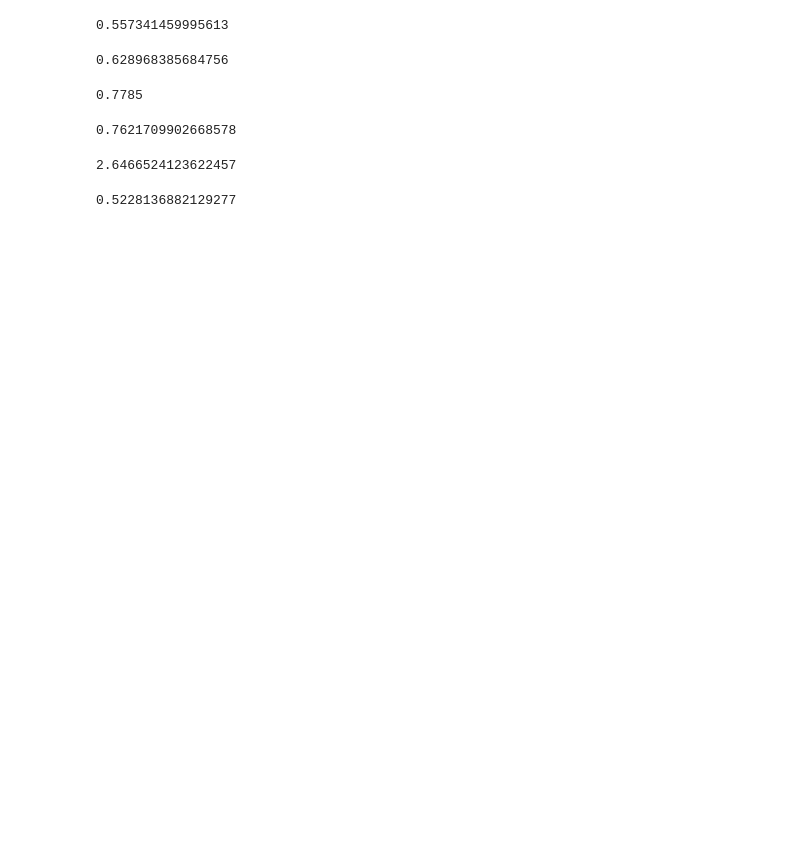
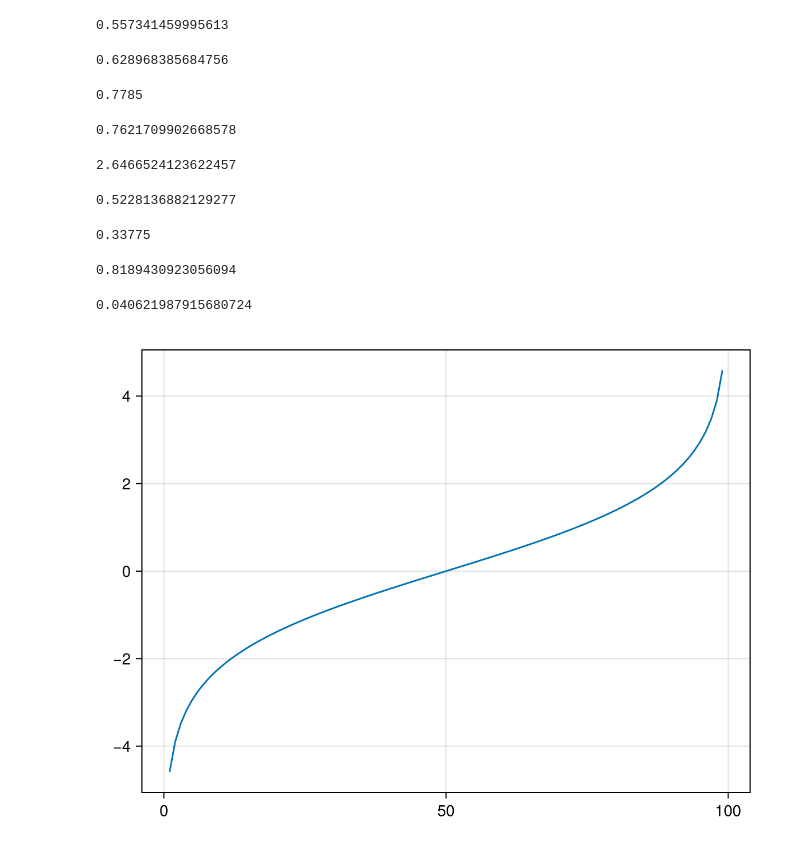
Before and after one commit to Julia-KAERI/ClassicalPhysics, a Jupyter notebook: src/ThermalPhysics/notebook/nb03.ipynb, the cells around one changed output. Drawn from its saved outputs; the diff is of its cells as text; code cells hidden in the pictures; blank space fills up the shorter version.

```diff
--- a/src/ThermalPhysics/notebook/nb03.ipynb
+++ b/src/ThermalPhysics/notebook/nb03.ipynb
@@ -261,3 +262,22 @@ atanh(0.99)
 2.2/4.208
 # %% [output]
 0.5228136882129277
+# %%
+101325/300 * 0.001
+# %% [output]
+0.33775
+# %%
+7/2*(N_A*k_B)*log(2)*0.0406
+# %% [output]
+0.8189430923056094
+# %%
+101325 * 0.001/(N_A*k_B*300)
+# %% [output]
+0.040621987915680724
+# %%
+N=100
+N_R = 1:99
+F = @. -log(N-N_R) + log(N_R)
+lines(N_R, F)
+# %% [output]
+[figure, added]
```
Also changed, not shown: parts of 2 cells of this notebook, 16 other files.
